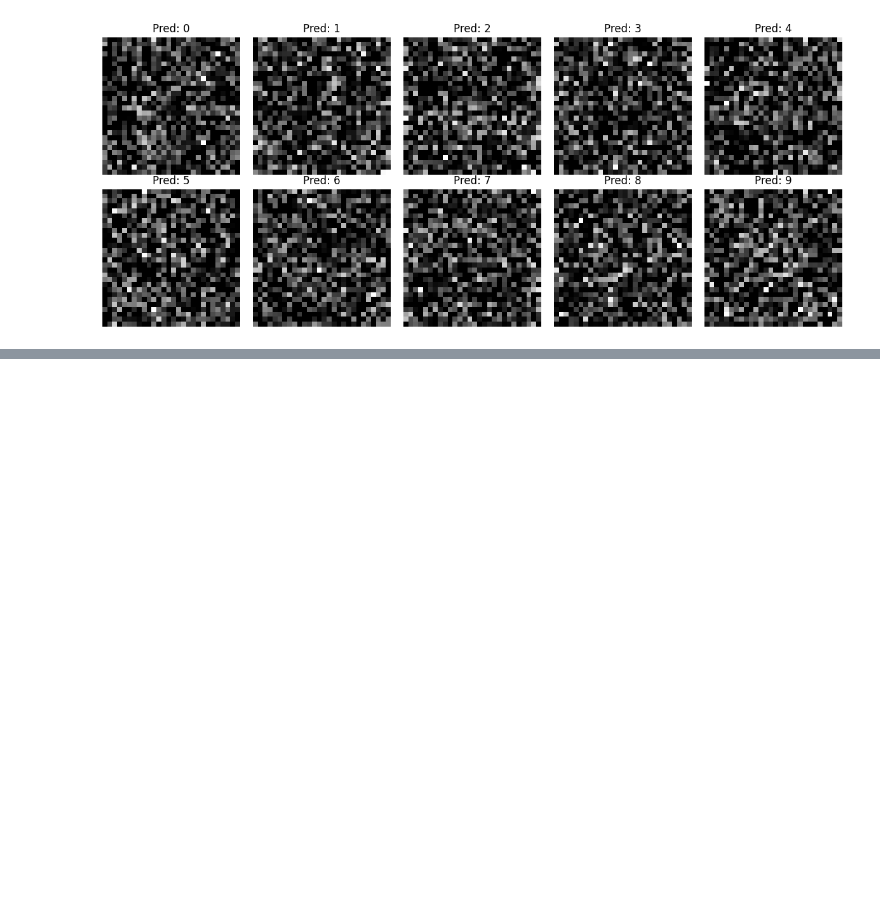
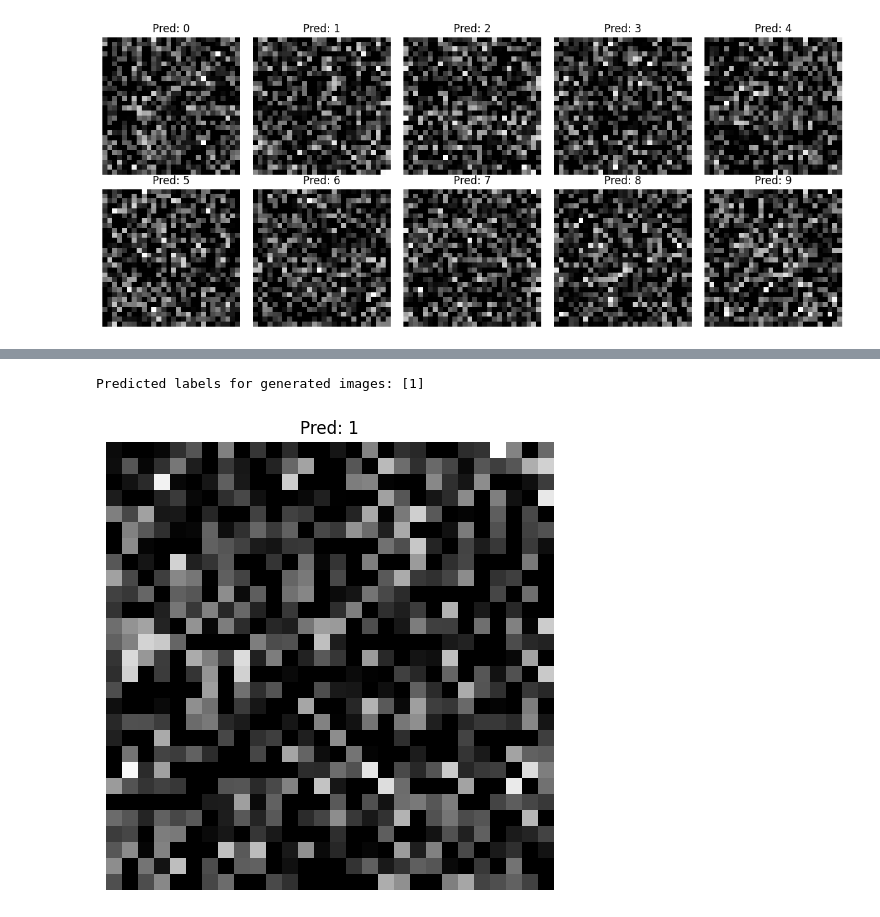
Before and after one commit to roguxivlo/machine-learning-24L, a Jupyter notebook: hw9.ipynb, the cells around one changed output, grey strips where cells are left out. Drawn from its saved outputs; the diff is of its cells as text; code cells hidden in the pictures; blank space fills up the shorter version.

Commit message:
add task 2 sol

```diff
--- a/hw9.ipynb
+++ b/hw9.ipynb
@@ -256,0 +266,15 @@ Predicted labels for generated images: [0, 1, 2, 3, 4, 5, 6, 7, 8, 9]
+# %%
+# Let's work on task 2:
+# The solution will be nearly the same, main changes in the loss function
+# will be described below.
+
+
+class Anti_MNIST_task_2(torch.nn.Module):
+    def __init__ (self, trained_classifier):
+        super().__init__()
+        self.imgs = torch.nn.Parameter(torch.randn((1, 1, 28, 28))) # now only one image!
+        self.classifier = trained_classifier # Ensure this is trained!
+
+    def forward(self, _): # ignore x, we don't care
+        output = self.classifier(self.imgs)
+        return output
@@ -256,0 +334,35 @@ Predicted labels for generated images: [0, 1, 2, 3, 4, 5, 6, 7, 8, 9]
+# %%
+# Get the images from the anti_model:
+
+anti_model.eval()
+with torch.no_grad():
+    final_output = anti_model(0)
+    predicted_labels = torch.argmax(final_output, dim=1)
+    print(f"\nPredicted labels for generated images: {predicted_labels.tolist()}")
+
+
+generated_images = anti_model.imgs.detach().cpu().squeeze(1).numpy()
+# Define the mean and standard deviation used for original normalization
+mean = 0.1307
+std = 0.3081
+
+
+denormalized_images = generated_images * std + mean
+denormalized_images = denormalized_images.clip(0, 1) # Clamp values to be between 0 and 1
+
+
+# Create a figure and a set of subplots
+fig, axes = plt.subplots(1, 1, figsize=(12, 5)) # 2 rows, 5 columns for 10 images
+
+for i in range(1):
+    # Display each image
+    axes.imshow(denormalized_images[i], cmap='gray')
+    # Set title with the predicted label
+    axes.set_title(f"Pred: {predicted_labels[i].item()}")
+    axes.axis('off') # Hide axes ticks
+
+plt.tight_layout() # Adjust subplot parameters for a tight layout
+plt.show() # Display the plot
+# %% [output]
+Predicted labels for generated images: [1]
+[figure, added]
```
Also changed, not shown: parts of 3 cells of this notebook.
